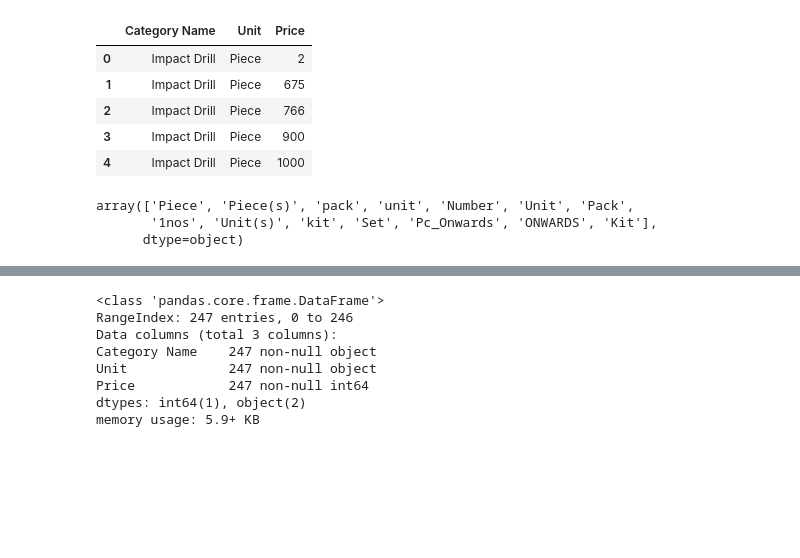
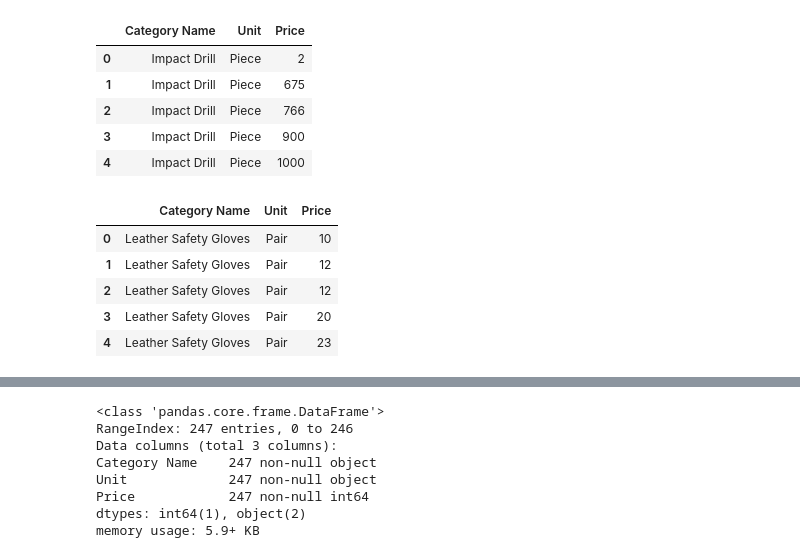
Before and after one commit to princeofpython/IndiaMart-Hackathon-2k19, a Jupyter notebook: phase1.ipynb, the cells around one changed output, grey strips where cells are left out. Drawn from its saved outputs; the diff is of its cells as text; code cells hidden in the pictures; blank space fills up the shorter version.

```diff
--- a/phase1.ipynb
+++ b/phase1.ipynb
@@ -20,10 +22,12 @@ drilldf.head()
 | 2 | Impact Drill | Piece | 766 |
 | 3 | Impact Drill | Piece | 900 |
 | 4 | Impact Drill | Piece | 1000 |
-# %%
-units=drilldf['Unit'].unique()
-units
-# %% [output]
-array(['Piece', 'Piece(s)', 'pack', 'unit', 'Number', 'Unit', 'Pack',
-       '1nos', 'Unit(s)', 'kit', 'Set', 'Pc_Onwards', 'ONWARDS', 'Kit'],
-      dtype=object)
+# %%
+glovedf.head()
+# %% [output]
+|  | Category Name | Unit | Price |
+| 0 | Leather Safety Gloves | Pair | 10 |
+| 1 | Leather Safety Gloves | Pair | 12 |
+| 2 | Leather Safety Gloves | Pair | 12 |
+| 3 | Leather Safety Gloves | Pair | 20 |
+| 4 | Leather Safety Gloves | Pair | 23 |
```
Also changed, not shown: parts of 17 cells of this notebook.
